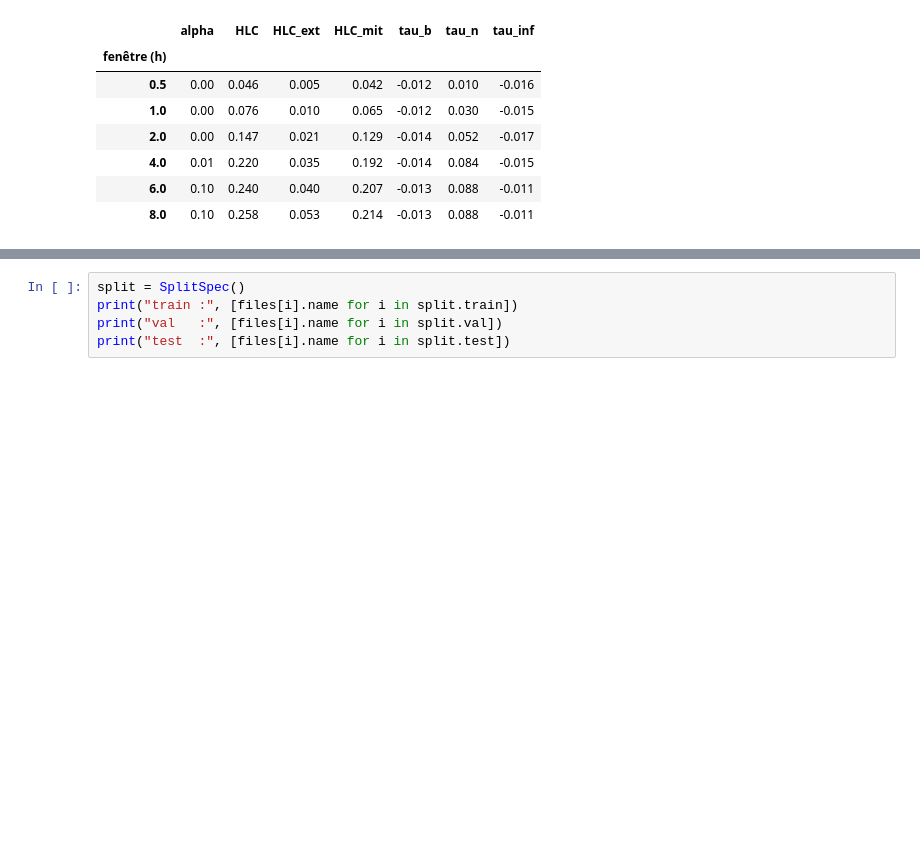
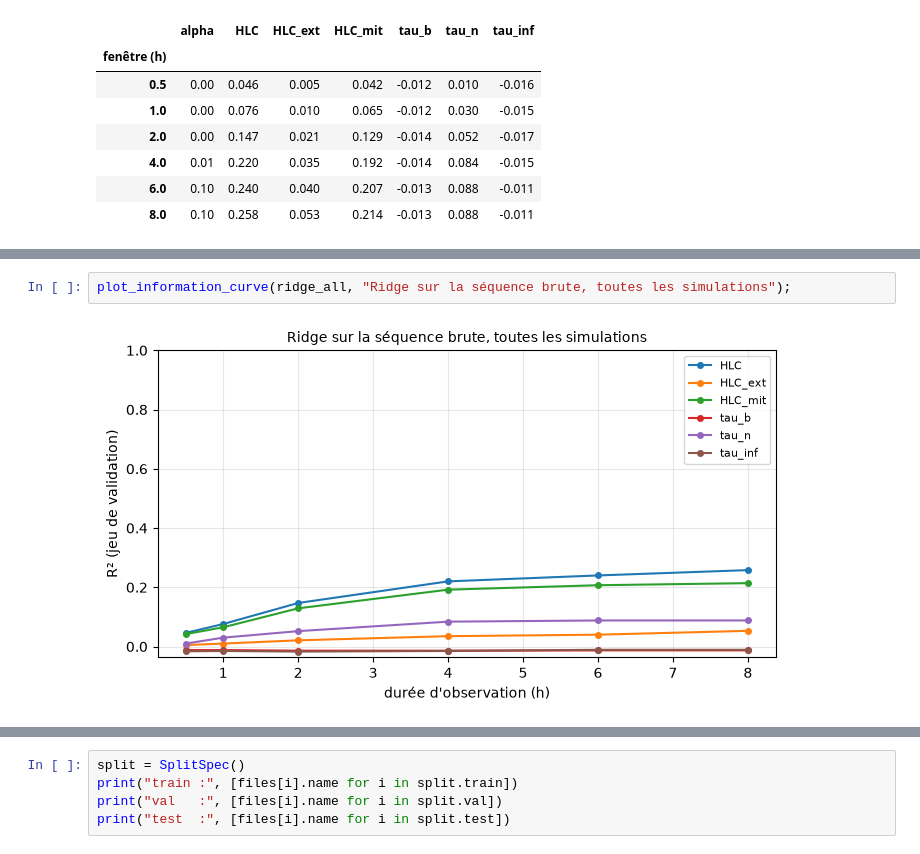
Before and after one commit to Fareshd049/coenergy-assessment, a Jupyter notebook: notebooks/report.ipynb, the cells around one changed output, grey strips where cells are left out. Drawn from its saved outputs; the diff is of its cells as text; blank space fills up the shorter version.

```diff
--- a/notebooks/report.ipynb
+++ b/notebooks/report.ipynb
@@ -406 +339,5 @@ ridge_heated
+# %%
+plot_information_curve(ridge_all, "Ridge sur la séquence brute, toutes les simulations");
+# %% [output]
+[figure, added]
 # %%
```
Also changed, not shown: parts of 119 cells of this notebook, 8 other files.
